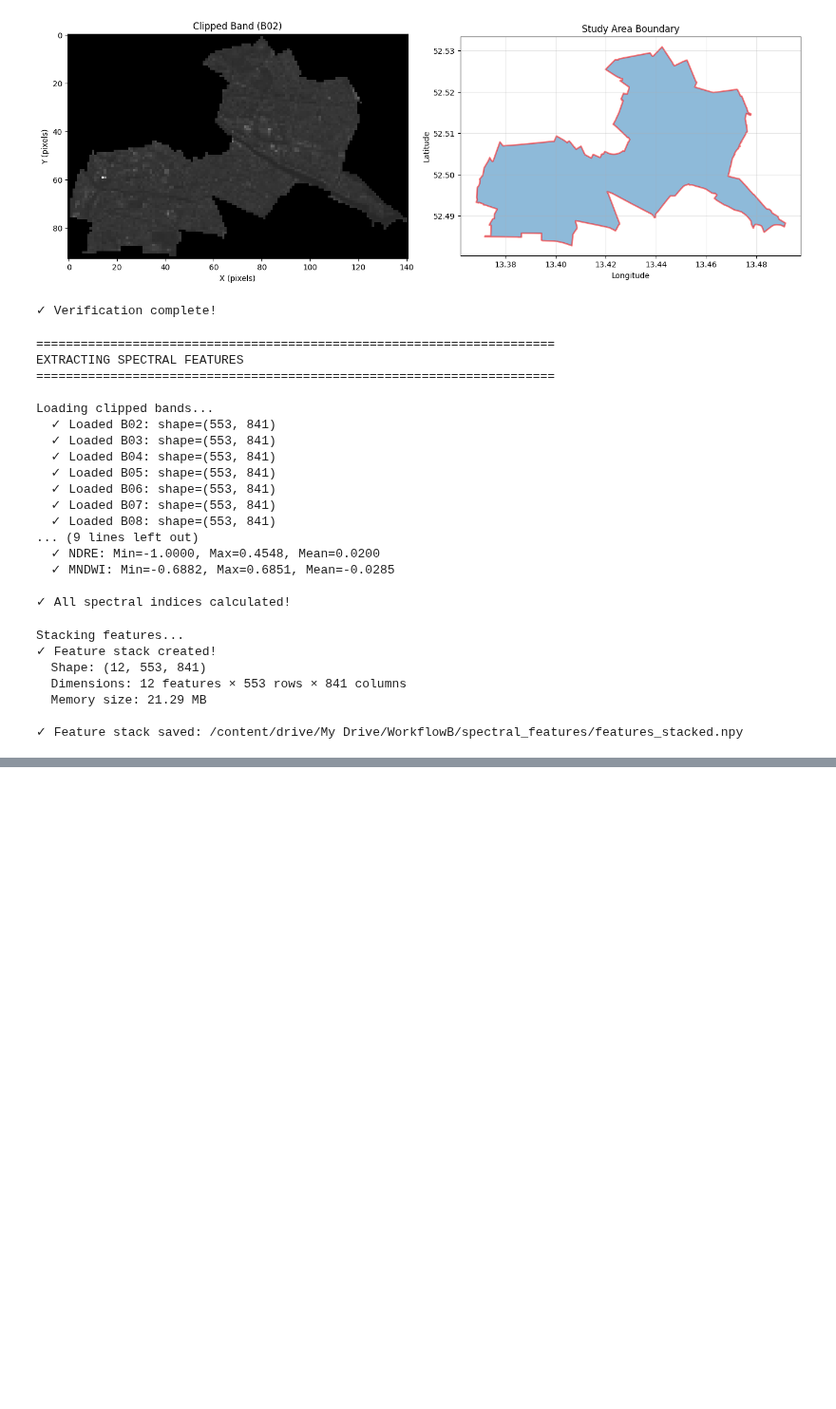
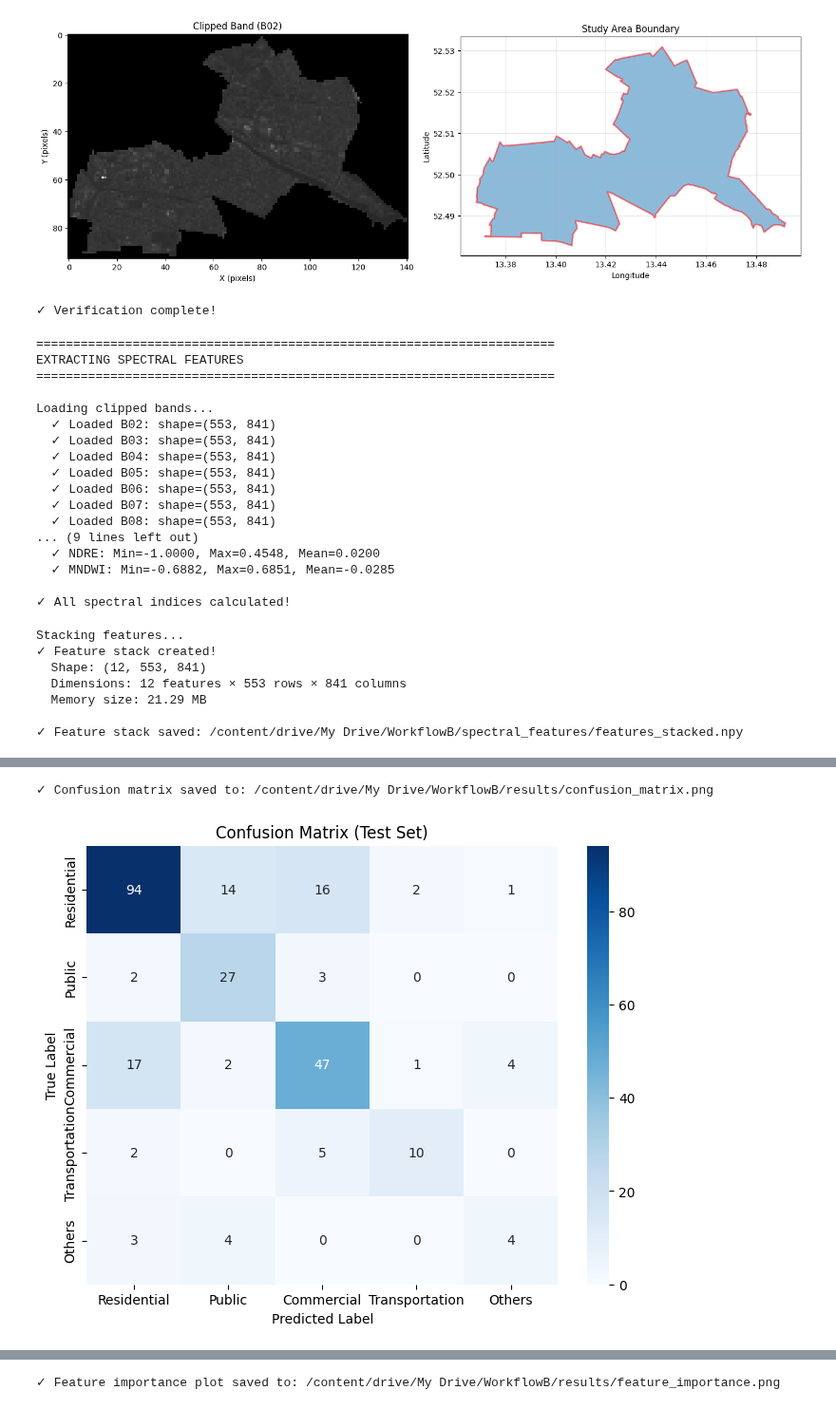
Before and after one commit to RutherfordOtu12/Application-of-GeoAI-A-Comparative-Methodical-urban-mapping-, a Jupyter notebook: WorkFlow_B.ipynb, the cells around one changed output, grey strips where cells are left out. Shown at 95% size. Cells and saved outputs as stored; diff of their text form; code cells hidden in the pictures; blank space fills up the shorter version.

```diff
--- a/WorkFlow_B.ipynb
+++ b/WorkFlow_B.ipynb
@@ -731,0 +1234,77 @@ Stacking features...
+# %%
+import matplotlib.pyplot as plt
+import seaborn as sns
+import json
+import os
+import pandas as pd
+import numpy as np
+
+# Ensure dirs is defined for standalone execution
+if 'dirs' not in globals():
+    print("WARNING: 'dirs' variable not found. Defining it for this cell.")
+    base_dir = '/content/drive/My Drive/WorkflowB'
+    dirs = {
+        'raw_data': f'{base_dir}/raw_data',
+        'converted_tif': f'{base_dir}/converted_tif',
+        'resampled_data': f'{base_dir}/resampled_data',
+        'clipped_data': f'{base_dir}/clipped_data',
+        'spectral_features': f'{base_dir}/spectral_features',
+        'training_data': f'{base_dir}/training_data',
+        'models': f'{base_dir}/models',
+        'results': f'{base_dir}/results'
+    }
+
+# Load metrics
+metrics_path = os.path.join(dirs['results'], 'rf_metrics.json')
+with open(metrics_path, 'r') as f:
+    metrics = json.load(f)
+
+# Display overall metrics
+print("Overall Model Metrics:")
+overall_metrics_df = pd.DataFrame({
+    'Metric': ['Accuracy', 'Weighted F1', 'Cohen\'s Kappa'],
+    'Train': [metrics['train_accuracy'], metrics['train_f1'], metrics['train_kappa']],
+    'Test': [metrics['test_accuracy'], metrics['test_f1'], metrics['test_kappa']]
+})
+display(overall_metrics_df)
+
+# Plot Confusion Matrix
+plt.figure(figsize=(8, 6))
+cm = np.array(metrics['confusion_matrix'])
+sns.heatmap(cm, annot=True, fmt='d', cmap='Blues',
+            xticklabels=class_names, yticklabels=class_names)
+plt.xlabel('Predicted Label')
+plt.ylabel('True Label')
+plt.title('Confusion Matrix (Test Set)')
+
+# Save Confusion Matrix plot
+confusion_matrix_path = os.path.join(dirs['results'], 'confusion_matrix.png')
+plt.savefig(confusion_matrix_path)
+print(f"✓ Confusion matrix saved to: {confusion_matrix_path}")
+plt.show()
+
+# Plot Feature Importance
+plt.figure(figsize=(10, 6))
+feature_names = ['B02', 'B03', 'B04', 'B08', 'B11', 'B12',
+                 'NDVI', 'NDBI', 'NDMI', 'NDSI', 'NDRE', 'MNDWI']
+feature_importance = np.array(metrics['feature_importance'])
+
+importance_df = pd.DataFrame({
+    'Feature': feature_names,
+    'Importance': feature_importance
+}).sort_values(by='Importance', ascending=False)
+
+sns.barplot(x='Importance', y='Feature', data=importance_df, palette='viridis')
+plt.title('Feature Importance from Random Forest Model')
+plt.xlabel('Relative Importance')
+plt.ylabel('Feature')
+plt.tight_layout()
+
+# Save Feature Importance plot
+feature_importance_path = os.path.join(dirs['results'], 'feature_importance.png')
+plt.savefig(feature_importance_path)
+print(f"✓ Feature importance plot saved to: {feature_importance_path}")
+plt.show()
+
+print("\n✓ Visualizations generated and saved!")
+# %% [output]
@@ -731,0 +1316,2 @@ Stacking features...
+✓ Confusion matrix saved to: /content/drive/My Drive/WorkflowB/results/confusion_matrix.png
+[figure, added]
@@ -731,0 +1321 @@ Stacking features...
+✓ Feature importance plot saved to: /content/drive/My Drive/WorkflowB/results/feature_importance.png
```
Also changed, not shown: parts of 13 cells of this notebook.
